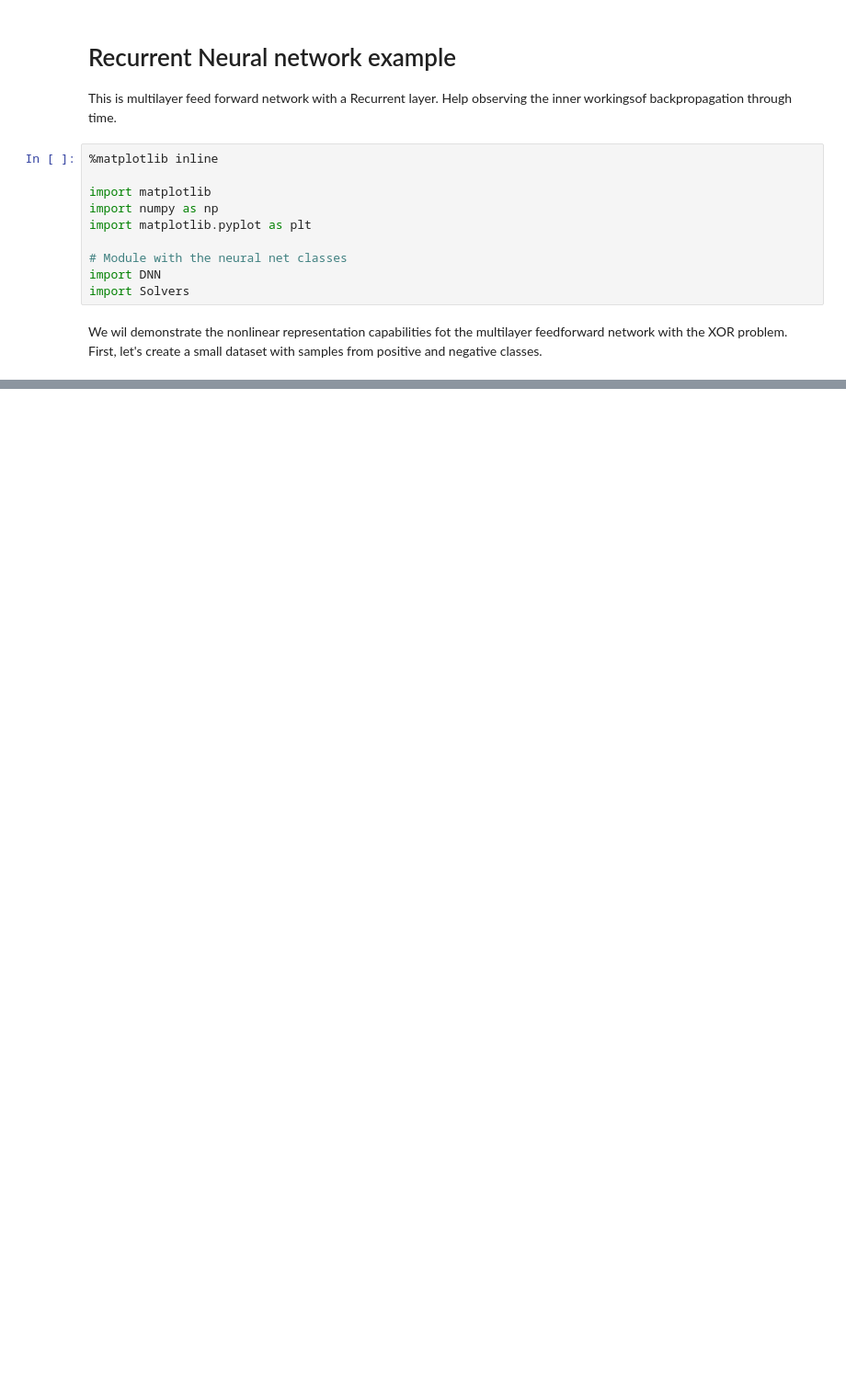
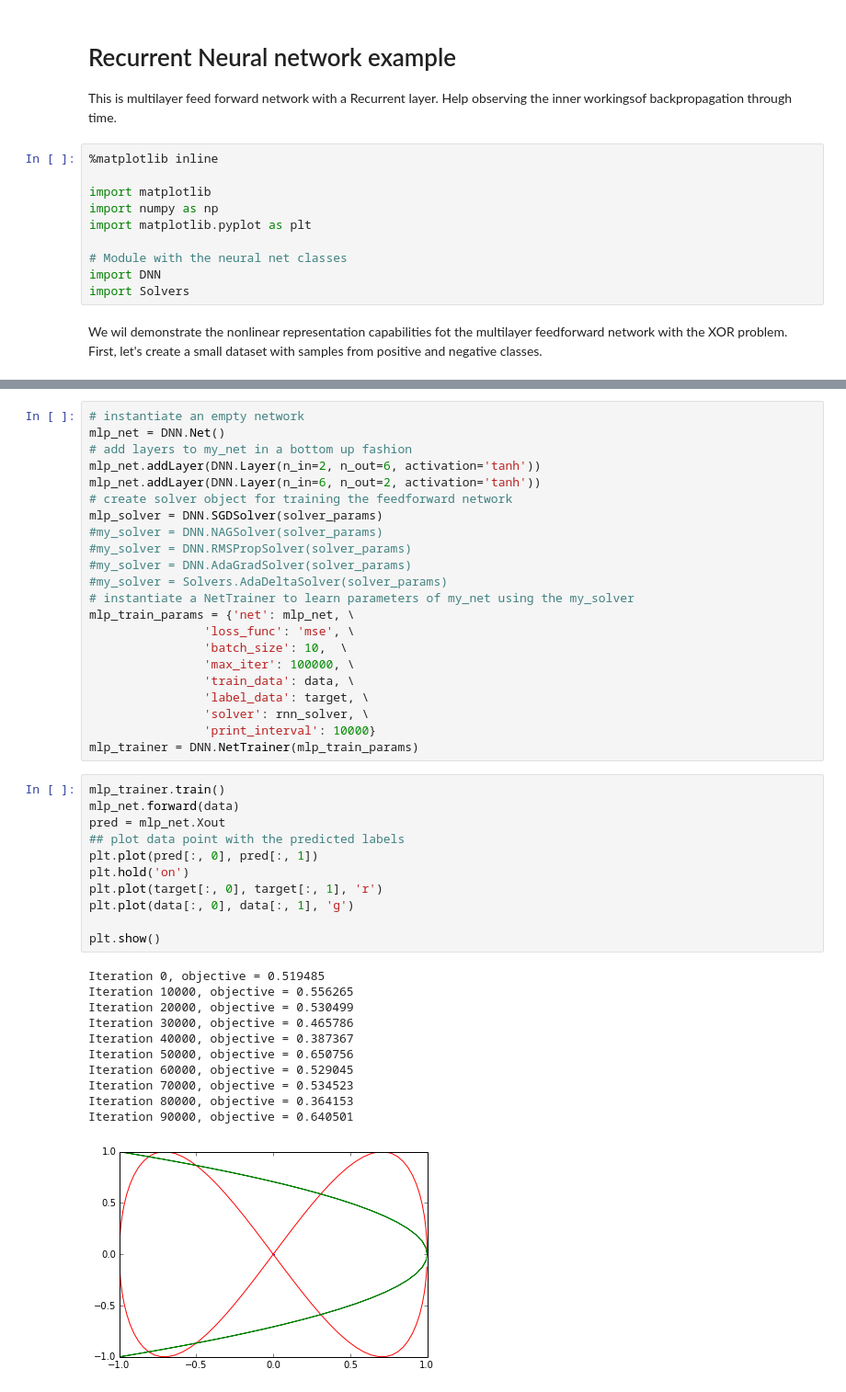
Before and after one commit to luisitobarcito/mini-DNN, a Jupyter notebook: rnn_demo.ipynb, the cells around one changed output, grey strips where cells are left out. Shown at 92% size. Cells and saved outputs as stored; diff of their text form; blank space fills up the shorter version.

```diff
--- a/rnn_demo.ipynb
+++ b/rnn_demo.ipynb
@@ -75,0 +83,45 @@ plt.show()
+# %%
+# instantiate an empty network
+mlp_net = DNN.Net()
+# add layers to my_net in a bottom up fashion
+mlp_net.addLayer(DNN.Layer(n_in=2, n_out=6, activation='tanh'))
+mlp_net.addLayer(DNN.Layer(n_in=6, n_out=2, activation='tanh'))
+# create solver object for training the feedforward network
+mlp_solver = DNN.SGDSolver(solver_params)
+#my_solver = DNN.NAGSolver(solver_params)
+#my_solver = DNN.RMSPropSolver(solver_params)
+#my_solver = DNN.AdaGradSolver(solver_params)
+#my_solver = Solvers.AdaDeltaSolver(solver_params)
+# instantiate a NetTrainer to learn parameters of my_net using the my_solver
+mlp_train_params = {'net': mlp_net, \
+                'loss_func': 'mse', \
+                'batch_size': 10,  \
+                'max_iter': 100000, \
+                'train_data': data, \
+                'label_data': target, \
+                'solver': rnn_solver, \
+                'print_interval': 10000}
+mlp_trainer = DNN.NetTrainer(mlp_train_params)
+# %%
+mlp_trainer.train()
+mlp_net.forward(data)
+pred = mlp_net.Xout
+## plot data point with the predicted labels
+plt.plot(pred[:, 0], pred[:, 1])
+plt.hold('on')
+plt.plot(target[:, 0], target[:, 1], 'r')
+plt.plot(data[:, 0], data[:, 1], 'g')
+
+plt.show()
+# %% [output]
+Iteration 0, objective = 0.519485
+Iteration 10000, objective = 0.556265
+Iteration 20000, objective = 0.530499
+Iteration 30000, objective = 0.465786
+Iteration 40000, objective = 0.387367
+Iteration 50000, objective = 0.650756
+Iteration 60000, objective = 0.529045
+Iteration 70000, objective = 0.534523
+Iteration 80000, objective = 0.364153
+Iteration 90000, objective = 0.640501
+[figure, added]
```
Also changed, not shown: parts of 8 cells of this notebook, 2 other files.
